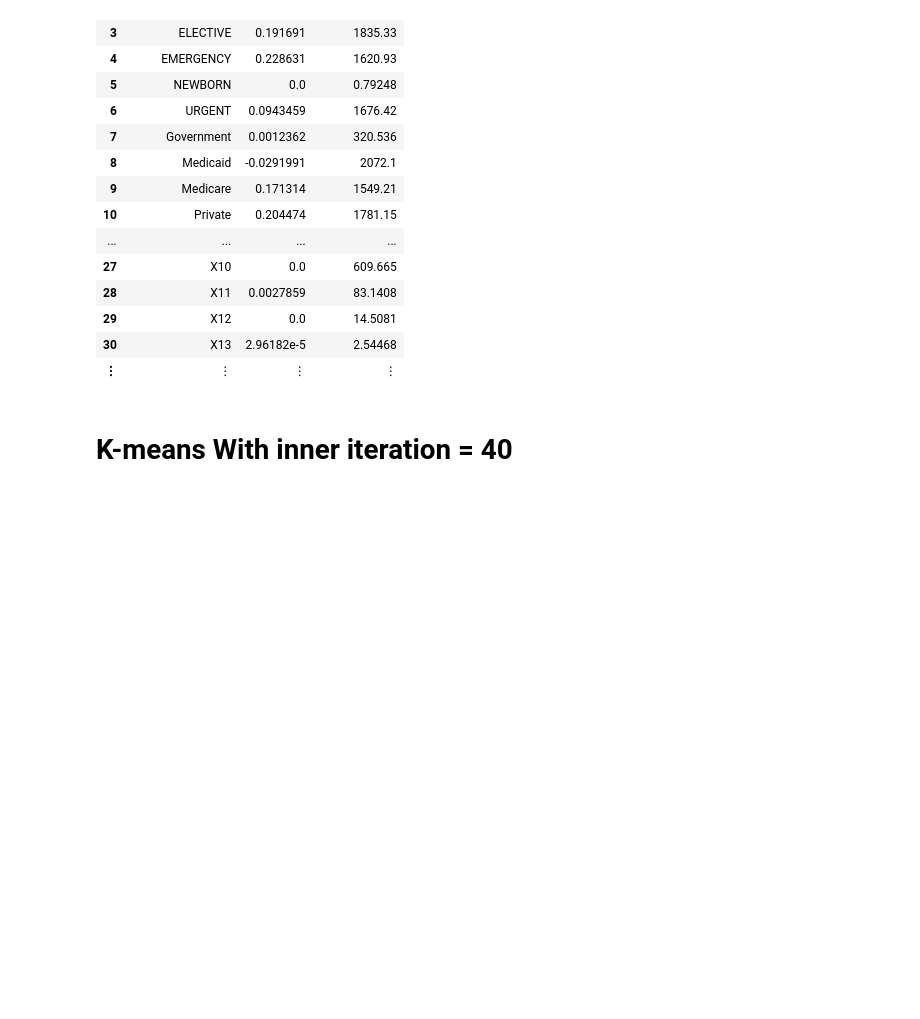
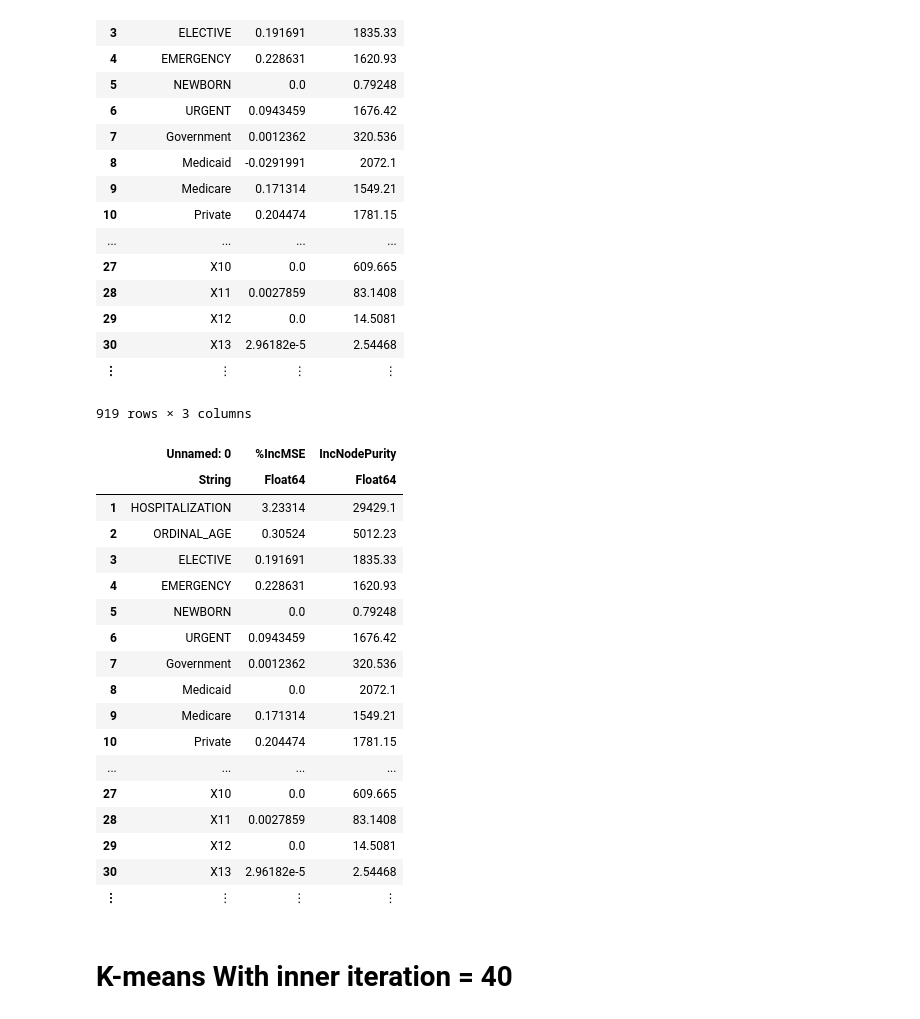
Before and after one commit to kathy908000/Health-Care-Research, a Jupyter notebook: code/glrm_kmeans.ipynb, the cells around one changed output. Saved outputs shown, nothing was run; the diff lists cells and outputs as text; code cells hidden in the pictures; blank space fills up the shorter version.

```diff
--- a/code/glrm_kmeans.ipynb
+++ b/code/glrm_kmeans.ipynb
@@ -111,6 +111,29 @@ imp
 | 29 | X12 | 0.0 | 14.5081 |
 | 30 | X13 | 2.96182e-5 | 2.54468 |
 | ⋮ | ⋮ | ⋮ | ⋮ |
+# %%
+impp = CSV.read("../data/Positive_Random_Forest_Importance.csv")
+impp
+# %% [output]
+919 rows × 3 columns
+|  | Unnamed: 0 | %IncMSE | IncNodePurity |
+|  | String | Float64 | Float64 |
+| 1 | HOSPITALIZATION | 3.23314 | 29429.1 |
+| 2 | ORDINAL_AGE | 0.30524 | 5012.23 |
+| 3 | ELECTIVE | 0.191691 | 1835.33 |
+| 4 | EMERGENCY | 0.228631 | 1620.93 |
+| 5 | NEWBORN | 0.0 | 0.79248 |
+| 6 | URGENT | 0.0943459 | 1676.42 |
+| 7 | Government | 0.0012362 | 320.536 |
+| 8 | Medicaid | 0.0 | 2072.1 |
+| 9 | Medicare | 0.171314 | 1549.21 |
+| 10 | Private | 0.204474 | 1781.15 |
+| ... | ... | ... | ... |
+| 27 | X10 | 0.0 | 609.665 |
+| 28 | X11 | 0.0027859 | 83.1408 |
+| 29 | X12 | 0.0 | 14.5081 |
+| 30 | X13 | 2.96182e-5 | 2.54468 |
+| ⋮ | ⋮ | ⋮ | ⋮ |
 # %% [markdown]
 # K-means With inner iteration = 40
 # %%
```
Also changed, not shown: parts of 30 cells of this notebook, 1 other file.
